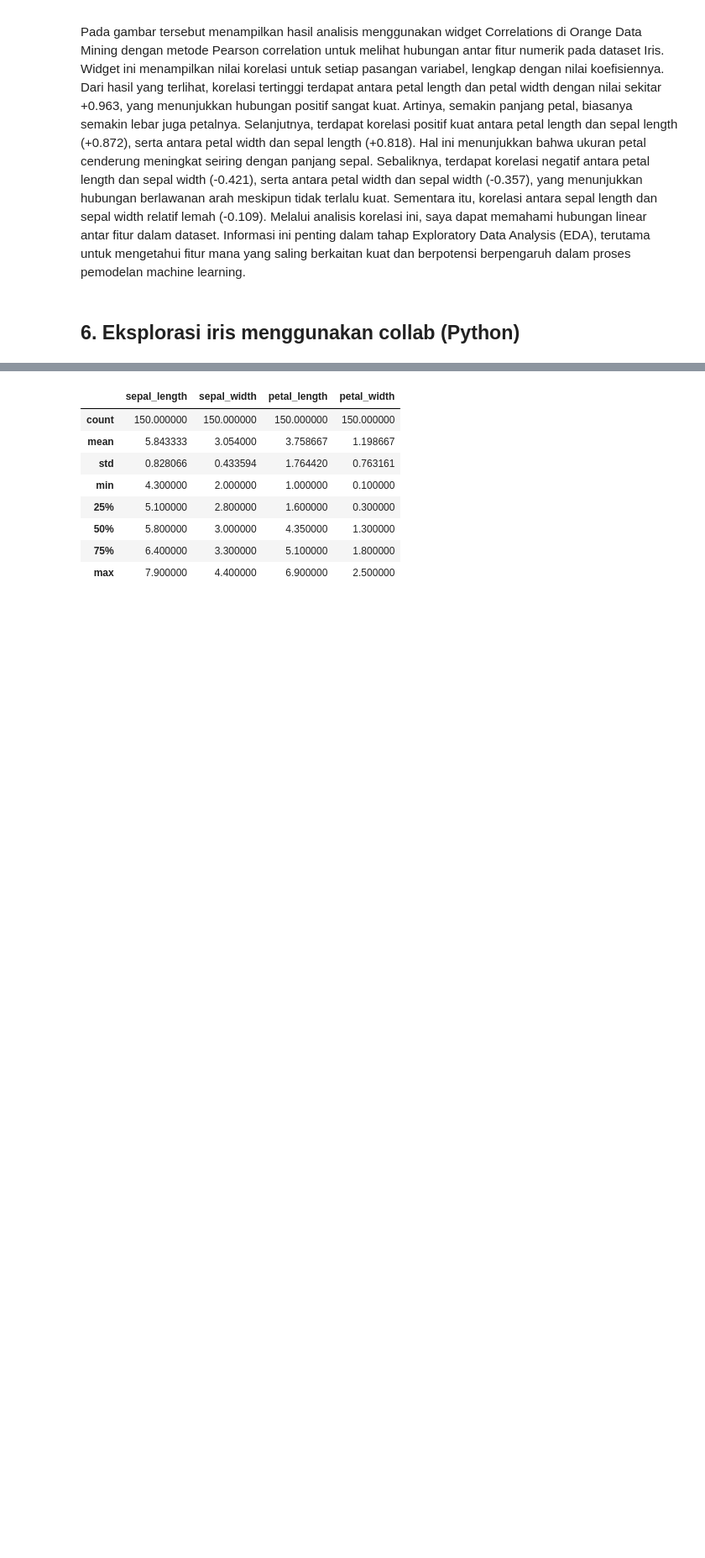
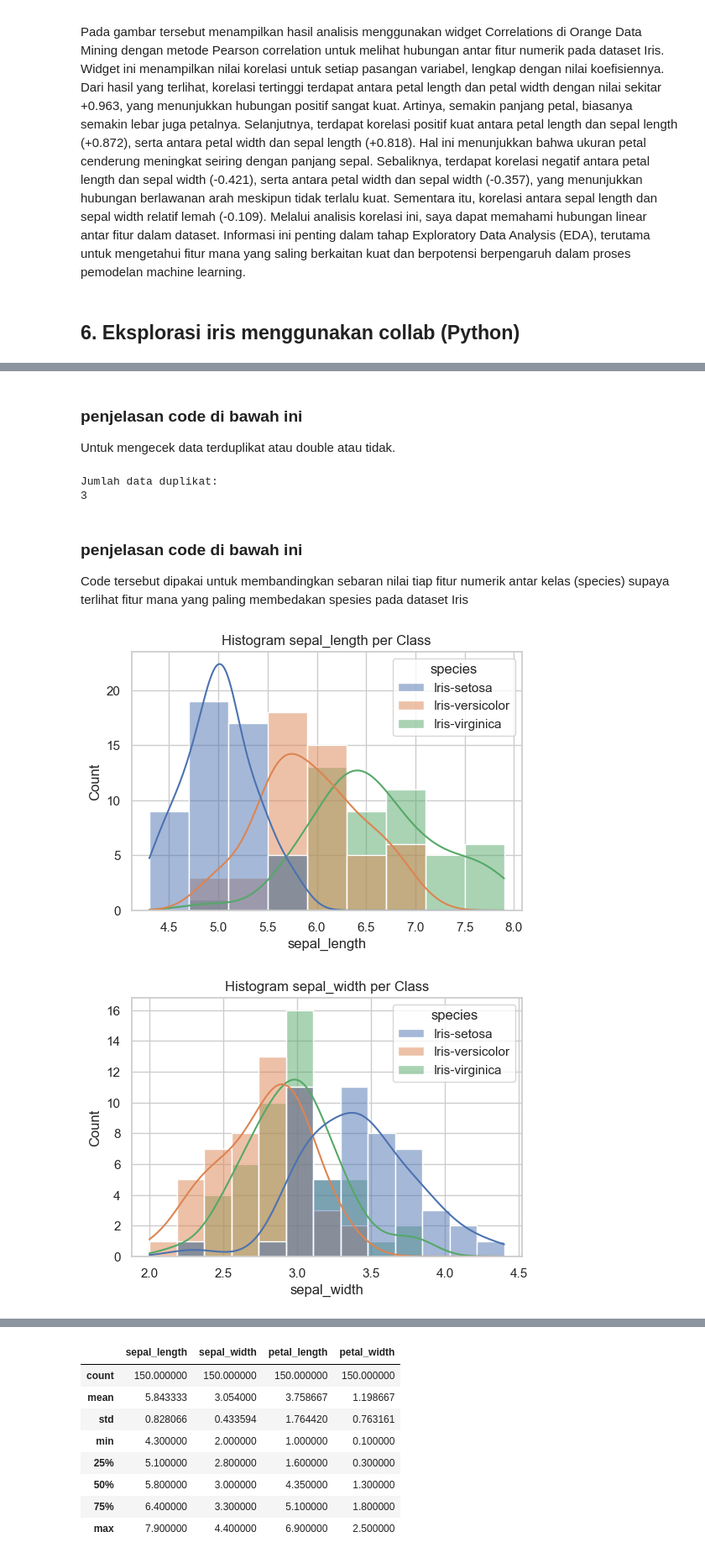
Before and after one commit to magdalenajovita61-eng/Pendata, a Jupyter notebook: _sources/MateriDataUnderstanding.ipynb, the cells around one changed output, grey strips where cells are left out. Shown at 84% size. Saved outputs shown, nothing was run; the diff lists cells and outputs as text; code cells hidden in the pictures; blank space fills up the shorter version.

```diff
--- a/_sources/MateriDataUnderstanding.ipynb
+++ b/_sources/MateriDataUnderstanding.ipynb
@@ -128,0 +197,23 @@ Kolom: ['sepal_length', 'sepal_width', 'petal_length', 'petal_width', 'species']
+# %% [markdown]
+### penjelasan code di bawah ini
+Untuk mengecek data terduplikat atau double atau tidak.
+# %%
+print("\nJumlah data duplikat:")
+print(df.duplicated().sum())
+# %% [output]
+Jumlah data duplikat:
+3
+# %% [markdown]
+### penjelasan code di bawah ini
+Code tersebut dipakai untuk membandingkan sebaran nilai tiap fitur numerik antar kelas (species) supaya terlihat fitur mana yang paling membedakan spesies pada dataset Iris
+# %%
+#  HISTOGRAM PER FITUR PER CLASS
+
+for col in ['sepal_length', 'sepal_width', 'petal_length', 'petal_width']:
+    plt.figure(figsize=(6,4))
+    sns.histplot(data=df, x=col, hue='species', kde=True)
+    plt.title(f'Histogram {col} per Class')
+    plt.show()
+# %% [output]
+[figure, added]
+[figure, added]
```
Also changed, not shown: parts of 26 cells of this notebook, 11 other files.
